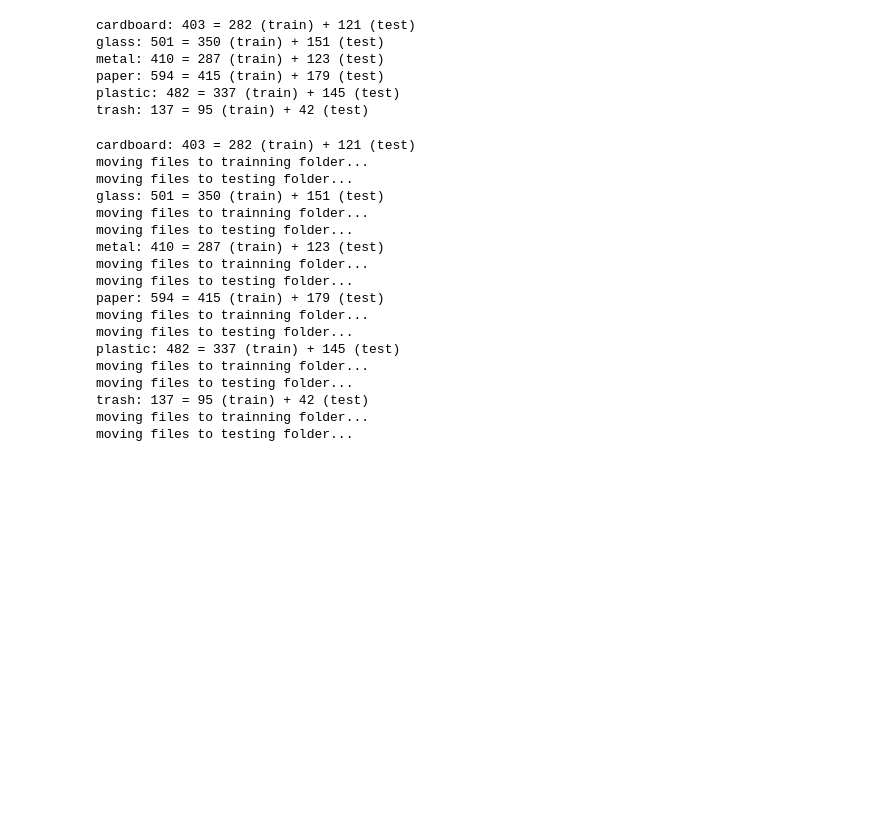
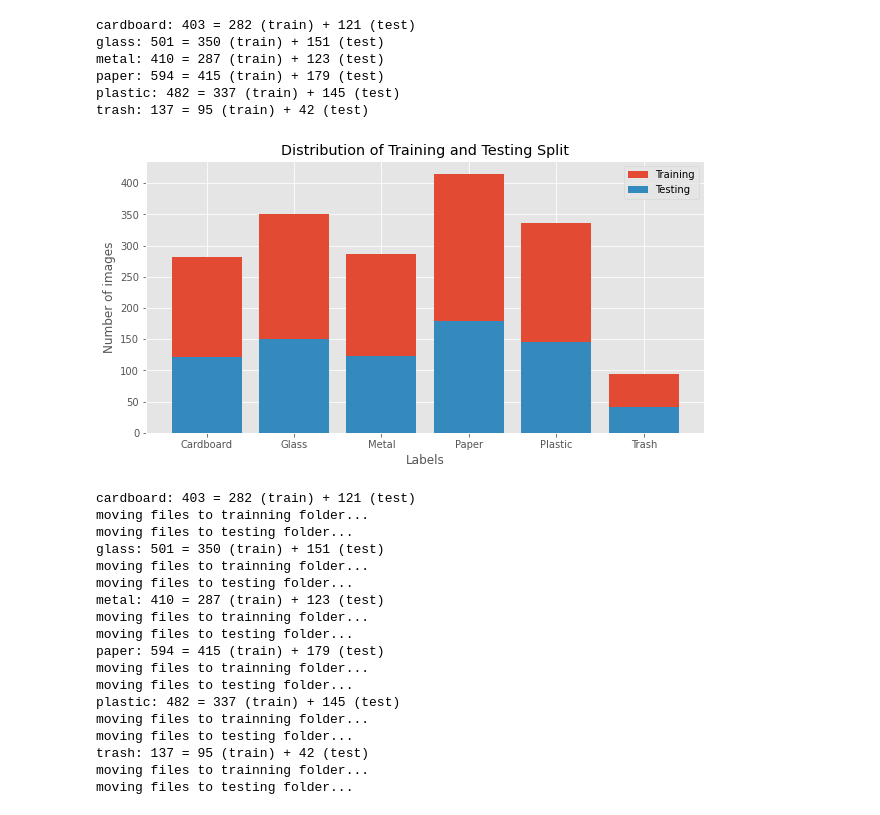
Before and after one commit to Farooq-azam-khan/cps803-course-project, a Jupyter notebook: notebooks/1 - project intro and data exploration.ipynb, the cells around one changed output. Saved outputs shown, nothing was run; the diff lists cells and outputs as text; code cells hidden in the pictures; blank space fills up the shorter version.

```diff
--- a/notebooks/1 - project intro and data exploration.ipynb
+++ b/notebooks/1 - project intro and data exploration.ipynb
@@ -74,6 +80,19 @@ metal: 410 = 287 (train) + 123 (test)
 paper: 594 = 415 (train) + 179 (test)
 plastic: 482 = 337 (train) + 145 (test)
 trash: 137 = 95 (train) + 42 (test)
+# %%
+labels = ['Cardboard', 'Glass', 'Metal','Paper', 'Plastic', 'Trash']
+fig = plt.figure()
+fig.set_size_inches(10, 5)
+plt.bar(X, [282, 350, 287, 415, 337, 95])
+plt.bar(labels, [121, 151, 123, 179, 145, 42])
+plt.xlabel('Labels')
+plt.ylabel('Number of images')
+plt.title('Distribution of Training and Testing Split')
+plt.legend(['Training', 'Testing'])
+plt.savefig('./plots/train_test_split.png')
+# %% [output]
+[figure, added]
 # %%
 import shutil
 if not os.path.exists('../data/train'):
```
Also changed, not shown: parts of 2 cells of this notebook, 8 other files.
